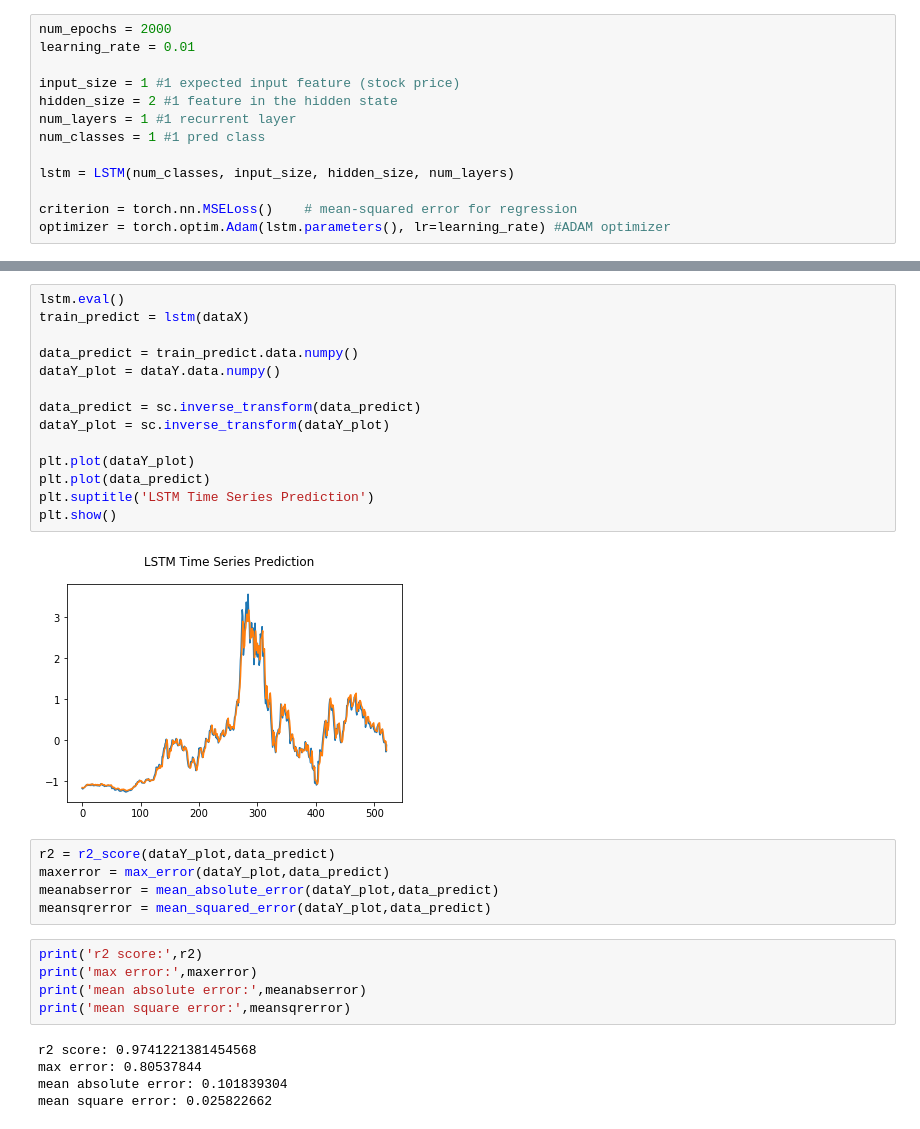
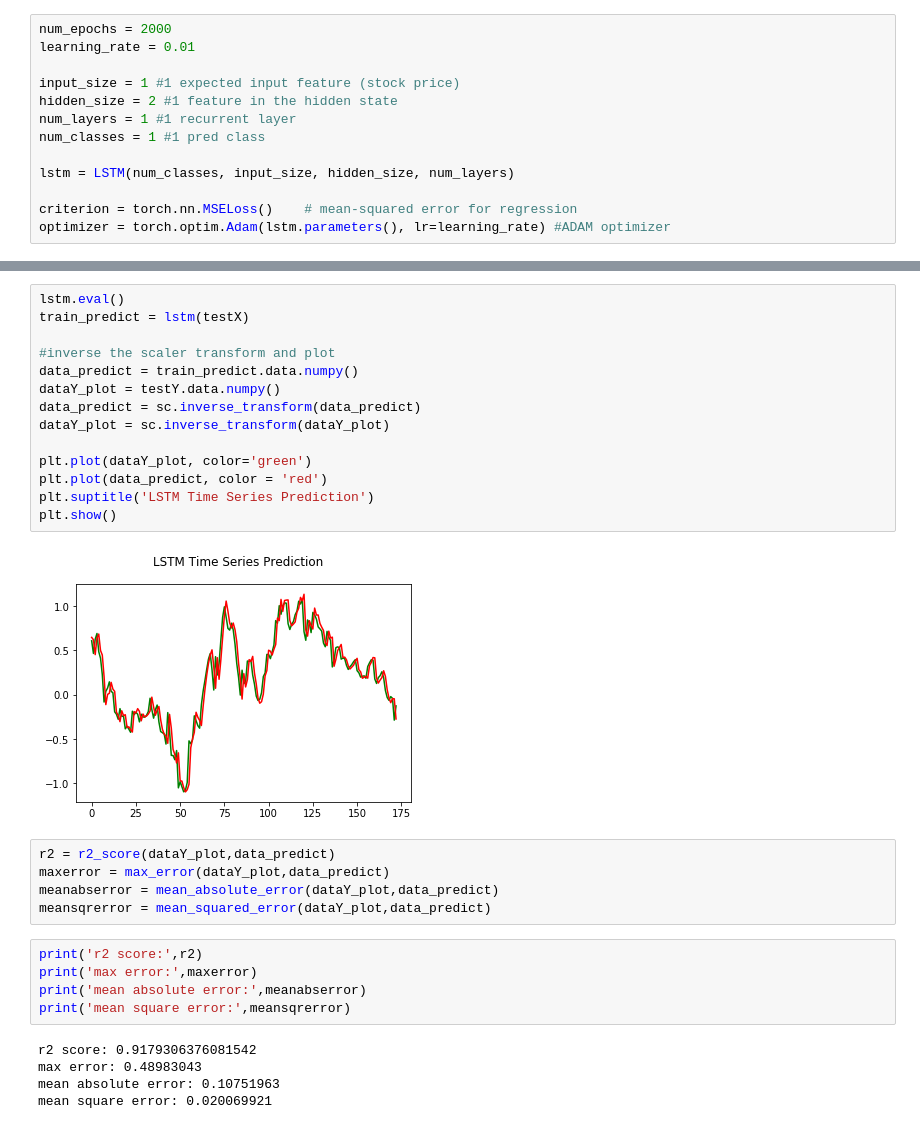
Before and after one commit to A-Gulati/Time_Series, a Jupyter notebook: notebooks/Linear Regression vs Simple RNN for Time Series Prediction.ipynb, the cells around one changed output, grey strips where cells are left out. Cells and saved outputs as stored; diff of their text form.

```diff
--- a/notebooks/Linear Regression vs Simple RNN for Time Series Prediction.ipynb
+++ b/notebooks/Linear Regression vs Simple RNN for Time Series Prediction.ipynb
@@ -196,19 +196,19 @@ Epoch: 1900, loss: 0.00121
 # %%
 lstm.eval()
-train_predict = lstm(dataX)
+train_predict = lstm(testX)
 
+#inverse the scaler transform and plot
 data_predict = train_predict.data.numpy()
-dataY_plot = dataY.data.numpy()
-
+dataY_plot = testY.data.numpy()
 data_predict = sc.inverse_transform(data_predict)
 dataY_plot = sc.inverse_transform(dataY_plot)
 
-plt.plot(dataY_plot)
-plt.plot(data_predict)
+plt.plot(dataY_plot, color='green')
+plt.plot(data_predict, color = 'red')
 plt.suptitle('LSTM Time Series Prediction')
 plt.show()
 # %% [output]
-[figure, old version]
+[figure, new version]
 # %%
 r2 = r2_score(dataY_plot,data_predict)
 maxerror = max_error(dataY_plot,data_predict)
@@ -220,7 +220,7 @@ print('max error:',maxerror)
 print('mean absolute error:',meanabserror)
 print('mean square error:',meansqrerror)
 # %% [output]
-r2 score: 0.9741221381454568
-max error: 0.80537844
-mean absolute error: 0.101839304
-mean square error: 0.025822662
+r2 score: 0.9179306376081542
+max error: 0.48983043
+mean absolute error: 0.10751963
+mean square error: 0.020069921
```
Also changed, not shown: parts of 1 cell of this notebook.
